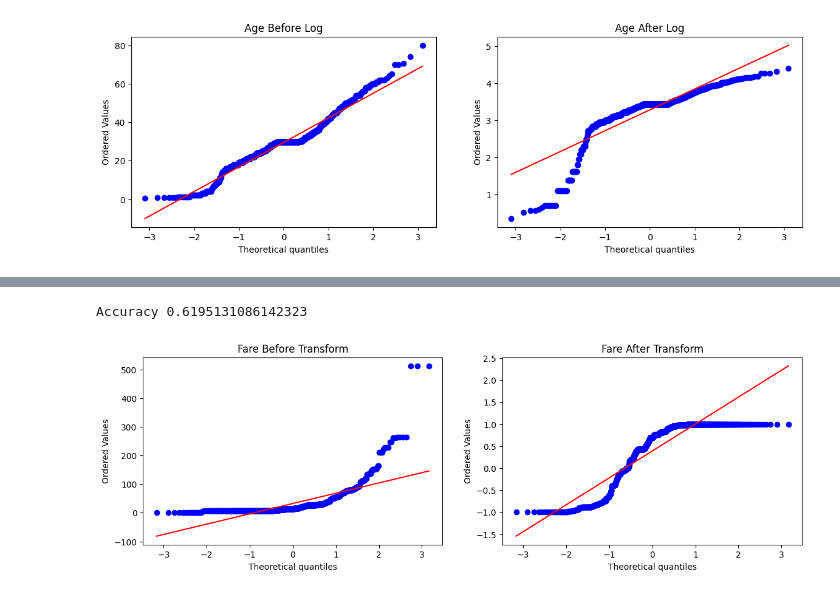
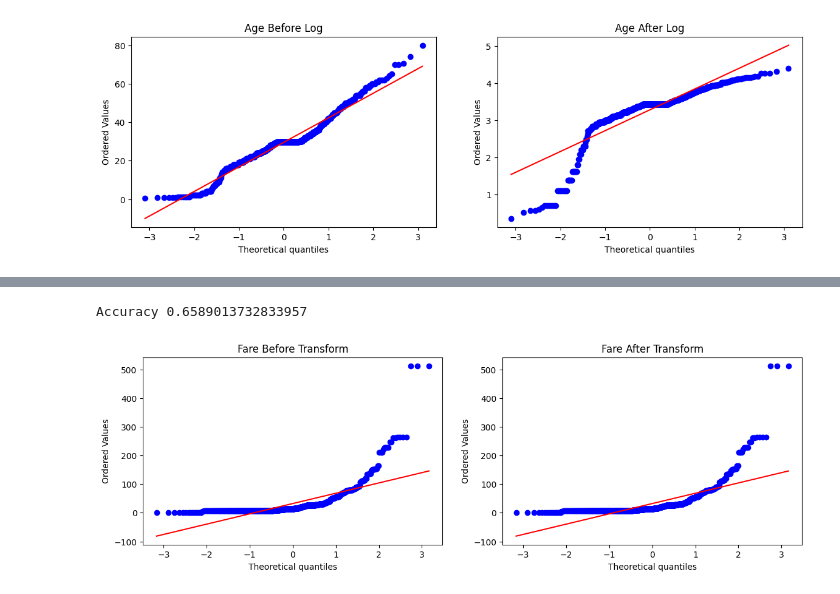
Before and after one commit to fuadh246/ML, a Jupyter notebook: Transformer/Function_Transformer/Function_Transformer.ipynb, the cells around one changed output, grey strips where cells are left out. Cells and saved outputs as stored; diff of their text form; code cells hidden in the pictures.

Commit message:
Transformer

```diff
--- a/Transformer/Function_Transformer/Function_Transformer.ipynb
+++ b/Transformer/Function_Transformer/Function_Transformer.ipynb
@@ -214,8 +214,9 @@ def apply_transform(transform):
     plt.title('Fare After Transform')
 
     plt.show()
-# %%
-apply_transform(np.sin)
-# %% [output]
-Accuracy 0.6195131086142323
-[figure, removed]
+# %%
+# no transformer
+apply_transform(lambda x: x)
+# %% [output]
+Accuracy 0.6589013732833957
+[figure, added]
```
Also changed, not shown: parts of 8 cells of this notebook, 4 other files.
